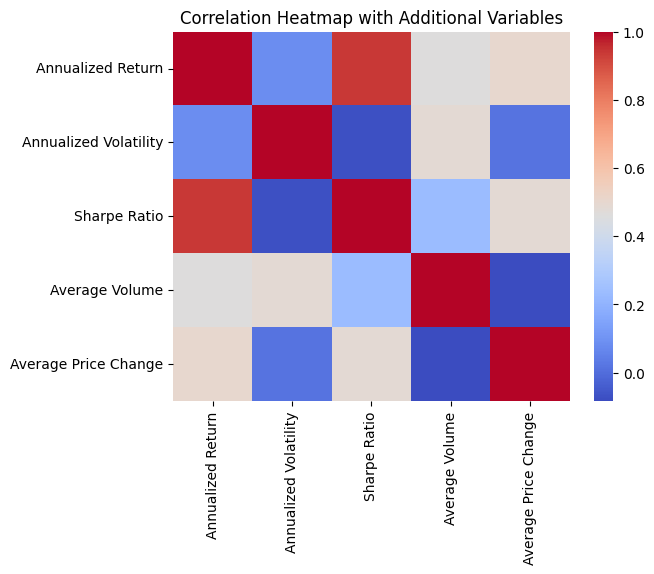
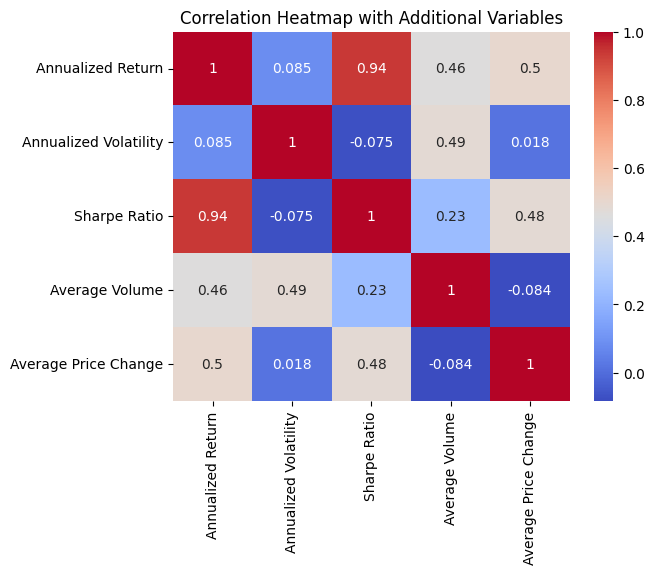
Code edit (unified diff) that turned the first committed figure into the second:
--- before
+++ after
@@ -1,8 +1,8 @@
-#Adding other variables to dataset and heatmap
+#Adding additional variables to dataset and heatmap
 metrics_df["Average Volume"] = df.groupby("Ticker")["Volume"].mean()
 metrics_df["Average Price Change"] = df.groupby("Ticker")["Close"].mean() - df.groupby("Ticker")["Open"].mean()
 
 #new heatmap
-sns.heatmap(metrics_df.corr(), cmap="coolwarm")
+sns.heatmap(metrics_df.corr(), annot=True, cmap="coolwarm")
 plt.title("Correlation Heatmap with Additional Variables")
 plt.show()

Commit: Finished Assignment